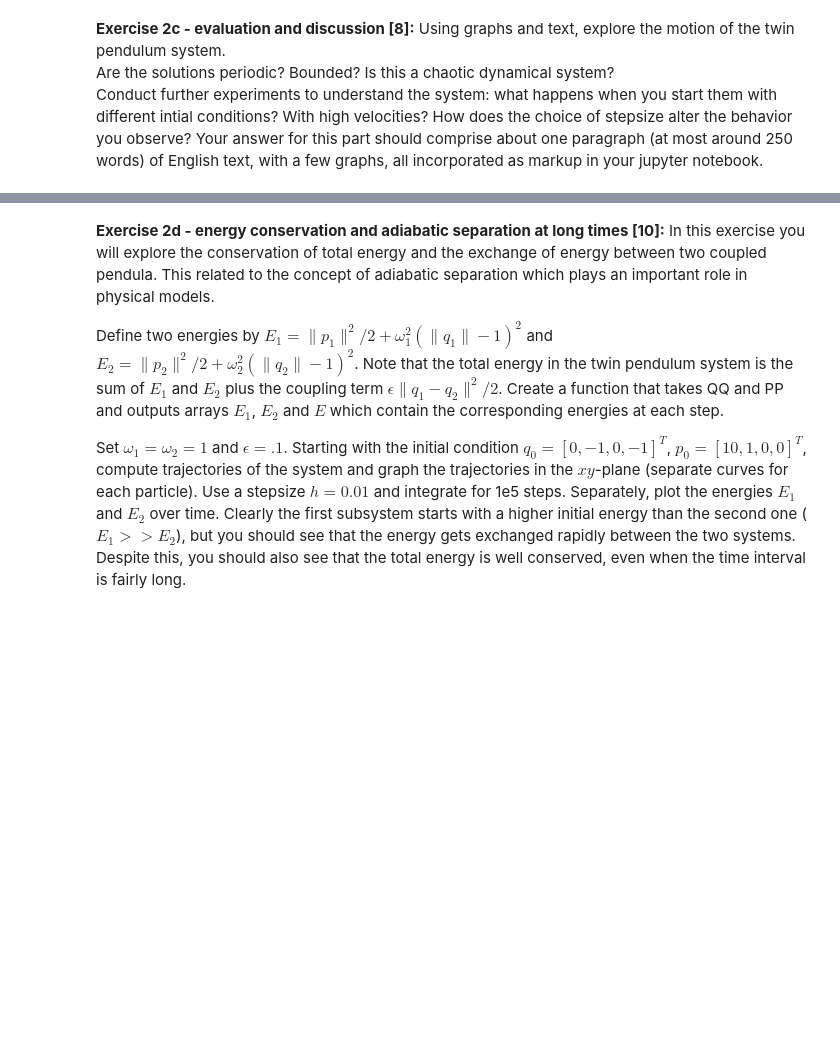
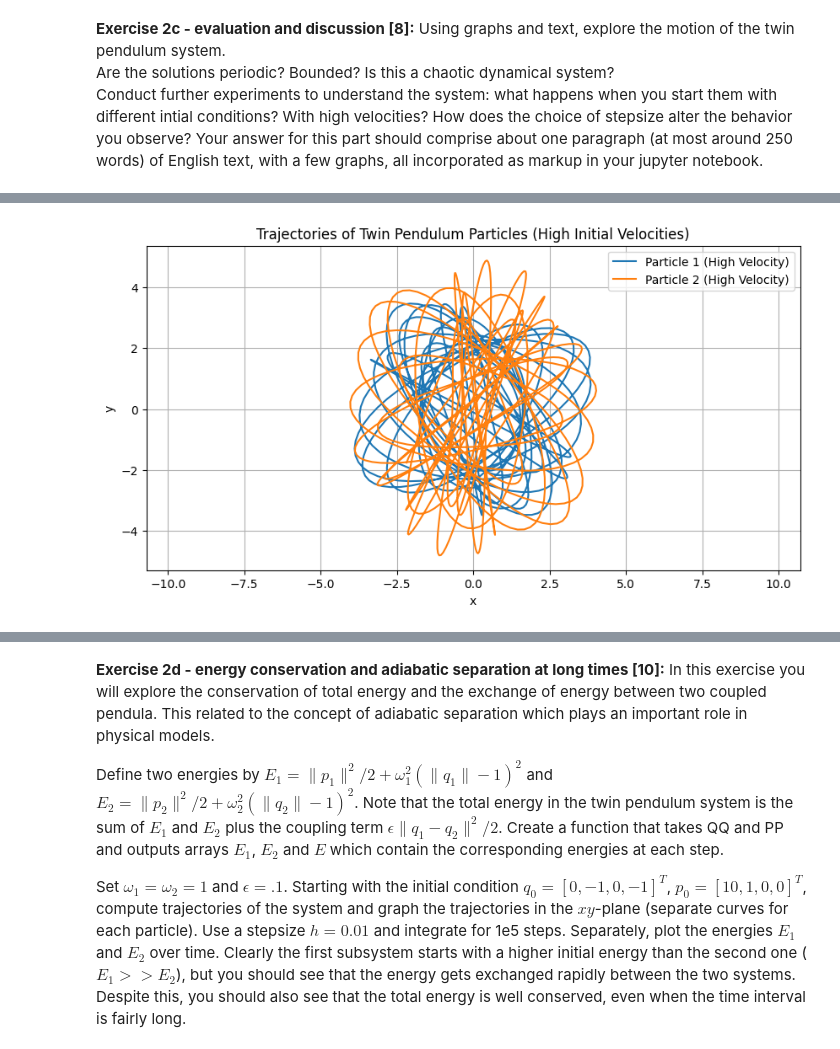
Before and after one commit to uzaykaradag/rscam-hw-2, a Jupyter notebook: ComputerAssessment1.ipynb, the cells around one changed output, grey strips where cells are left out. Cells and saved outputs as stored; diff of their text form; code cells hidden in the pictures; blank space fills up the shorter version.

```diff
--- a/ComputerAssessment1.ipynb
+++ b/ComputerAssessment1.ipynb
@@ -299,0 +314,25 @@ Conduct further experiments to understand the system: what happens when you star
+# %%
+# Increased initial velocities
+p0_high_velocity = np.array([3, -3, 3, 3])
+
+QQ_high_velocity, PP_high_velocity = leapfrog_trajectory(q0, p0_high_velocity, h, N, force_field=twinpend_force)
+
+# Extract positions of particles for high velocity conditions
+x1_high_velocity, y1_high_velocity, x2_high_velocity, y2_high_velocity = QQ_high_velocity[:, 0], QQ_high_velocity[:,
+                                                                                                 1], QQ_high_velocity[:,
+                                                                                                     2], QQ_high_velocity[
+                                                                                                         :, 3]
+
+# Plot trajectories for high velocity conditions
+plt.figure(figsize=(10, 5))
+plt.plot(x1_high_velocity, y1_high_velocity, label='Particle 1 (High Velocity)')
+plt.plot(x2_high_velocity, y2_high_velocity, label='Particle 2 (High Velocity)')
+plt.legend()
+plt.xlabel('x')
+plt.ylabel('y')
+plt.title('Trajectories of Twin Pendulum Particles (High Initial Velocities)')
+plt.axis('equal')
+plt.grid(True)
+plt.show()
+# %% [output]
+[figure, added]
```
Also changed, not shown: parts of 18 cells of this notebook.
